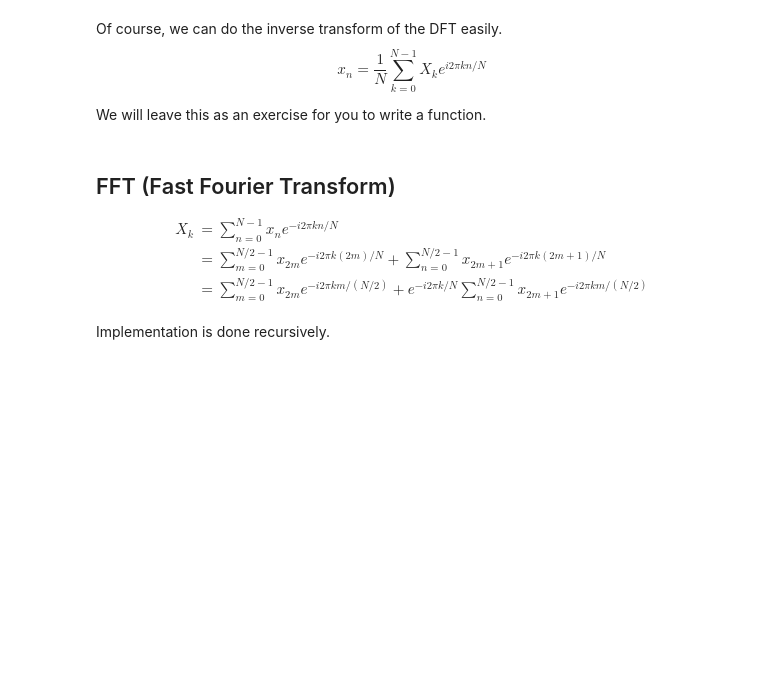
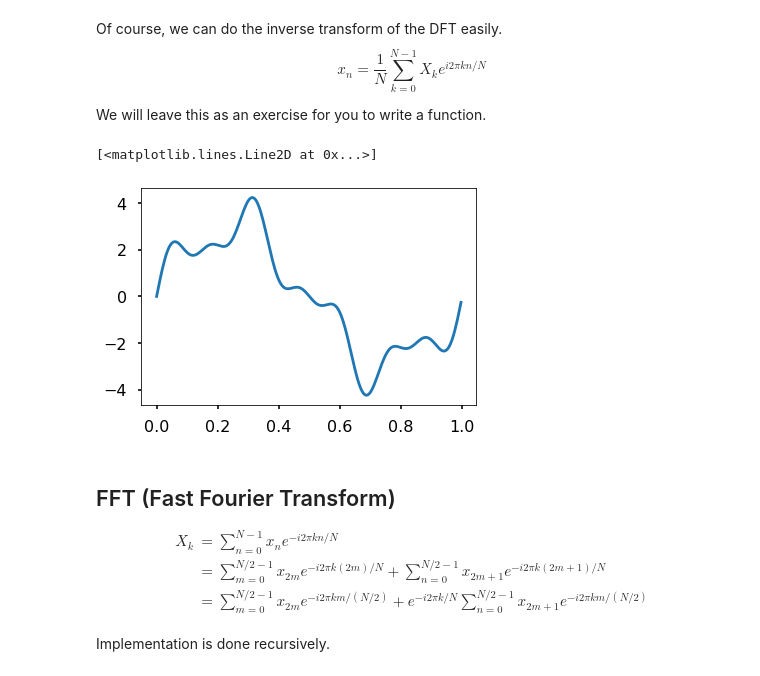
Before and after one commit to huiprobable/MATH473F22CSULB, a Jupyter notebook: Lectures/Lec09_FFT.ipynb, the cells around one changed output. Cells and saved outputs as stored; diff of their text form; code cells hidden in the pictures; blank space fills up the shorter version.

```diff
--- a/Lectures/Lec09_FFT.ipynb
+++ b/Lectures/Lec09_FFT.ipynb
@@ -144,8 +144,17 @@ def IDFT(X):
     """
 
     # How do we implement?
-
-    return X
+    N = len(X)
+    n = np.array(range(N))
+    k = np.array(range(N)).reshape([N,1])
+    A = np.exp(2j*np.pi*k*n/N)
+    return (A@X)/N
+# %%
+x2 = IDFT(X)
+plt.plot(t,x2)
+# %% [output]
+[<matplotlib.lines.Line2D at 0x...>]
+[figure, added]
 # %% [markdown]
 ## FFT (Fast Fourier Transform)
 
```
Also changed, not shown: parts of 4 cells of this notebook.
